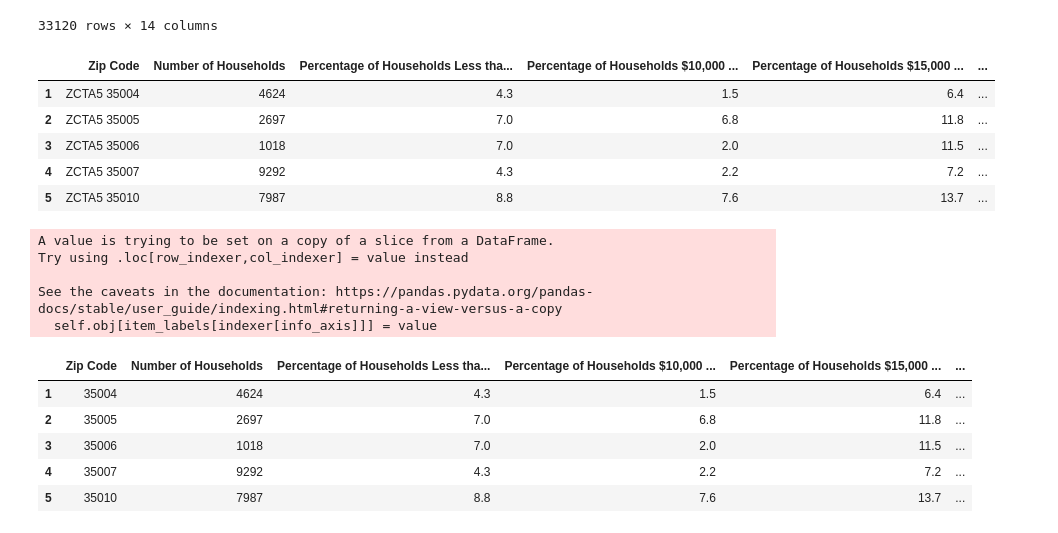
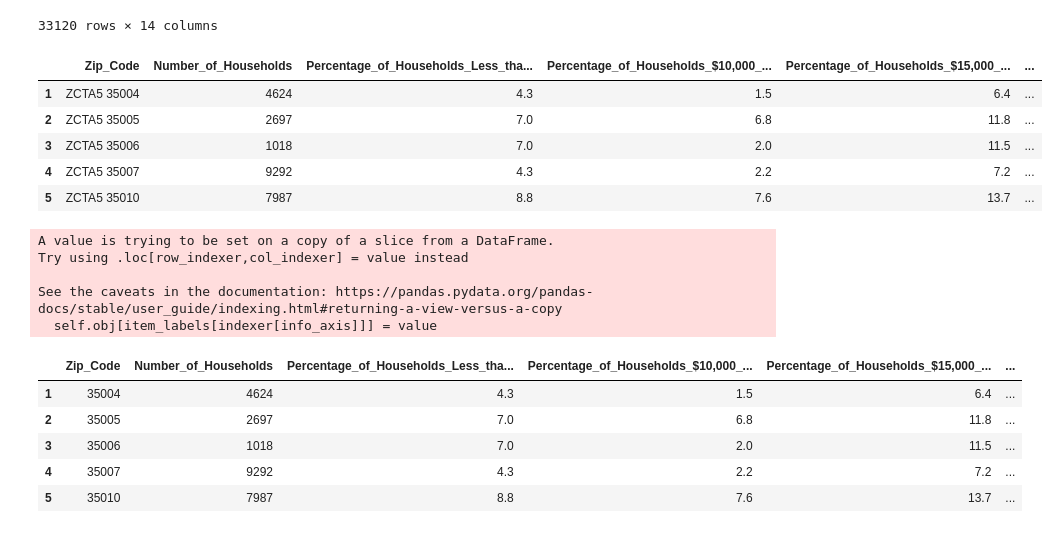
Before and after one commit to HenryPoe/ETL-Project, a Jupyter notebook: Main.ipynb, the cells around one changed output. Cells and saved outputs as stored; diff of their text form; code cells hidden in the pictures.

```diff
--- a/Main.ipynb
+++ b/Main.ipynb
@@ -74,19 +74,20 @@ incomeFinal
 # %%
 incomeFinal.columns = [column.replace("Geographic Area Name", "Zip Code") for column in incomeFinal.columns]
 incomeFinal.columns = [column.replace("Estimate!!Households!!", "") for column in incomeFinal.columns]
 incomeFinal.columns = [column.replace("Total!!", "Percentage of Households ") for column in incomeFinal.columns]
 incomeFinal.columns = [column.replace("Total", "Number of Households") for column in incomeFinal.columns]
 incomeFinal.columns = [column.replace("to", "-") for column in incomeFinal.columns]
+incomeFinal.columns = [column.replace(" ", "_") for column in incomeFinal.columns]
 incomeFinal.head()
 # %% [output]
-|  | Zip Code | Number of Households | Percentage of Households Less tha... | Percentage of Households $10,000 ... | Percentage of Households $15,000 ... | ... |
+|  | Zip_Code | Number_of_Households | Percentage_of_Households_Less_tha... | Percentage_of_Households_$10,000_... | Percentage_of_Households_$15,000_... | ... |
 | 1 | ZCTA5 35004 | 4624 | 4.3 | 1.5 | 6.4 | ... |
 | 2 | ZCTA5 35005 | 2697 | 7.0 | 6.8 | 11.8 | ... |
 | 3 | ZCTA5 35006 | 1018 | 7.0 | 2.0 | 11.5 | ... |
 | 4 | ZCTA5 35007 | 9292 | 4.3 | 2.2 | 7.2 | ... |
 | 5 | ZCTA5 35010 | 7987 | 8.8 | 7.6 | 13.7 | ... |
 # %%
-incomeFinal.loc[:, "Zip Code"] = incomeFinal.loc[:, "Zip Code"].str.replace("ZCTA5 ", "")
+incomeFinal.loc[:, "Zip_Code"] = incomeFinal.loc[:, "Zip_Code"].str.replace("ZCTA5 ", "")
 incomeFinal.head()
 # %% [output]
 A value is trying to be set on a copy of a slice from a DataFrame.
@@ -94,7 +95,7 @@ Try using .loc[row_indexer,col_indexer] = value instead
 
 See the caveats in the documentation: https://pandas.pydata.org/pandas-docs/stable/user_guide/indexing.html#returning-a-view-versus-a-copy
   self.obj[item_labels[indexer[info_axis]]] = value
-|  | Zip Code | Number of Households | Percentage of Households Less tha... | Percentage of Households $10,000 ... | Percentage of Households $15,000 ... | ... |
+|  | Zip_Code | Number_of_Households | Percentage_of_Households_Less_tha... | Percentage_of_Households_$10,000_... | Percentage_of_Households_$15,000_... | ... |
 | 1 | 35004 | 4624 | 4.3 | 1.5 | 6.4 | ... |
 | 2 | 35005 | 2697 | 7.0 | 6.8 | 11.8 | ... |
 | 3 | 35006 | 1018 | 7.0 | 2.0 | 11.5 | ... |
```
